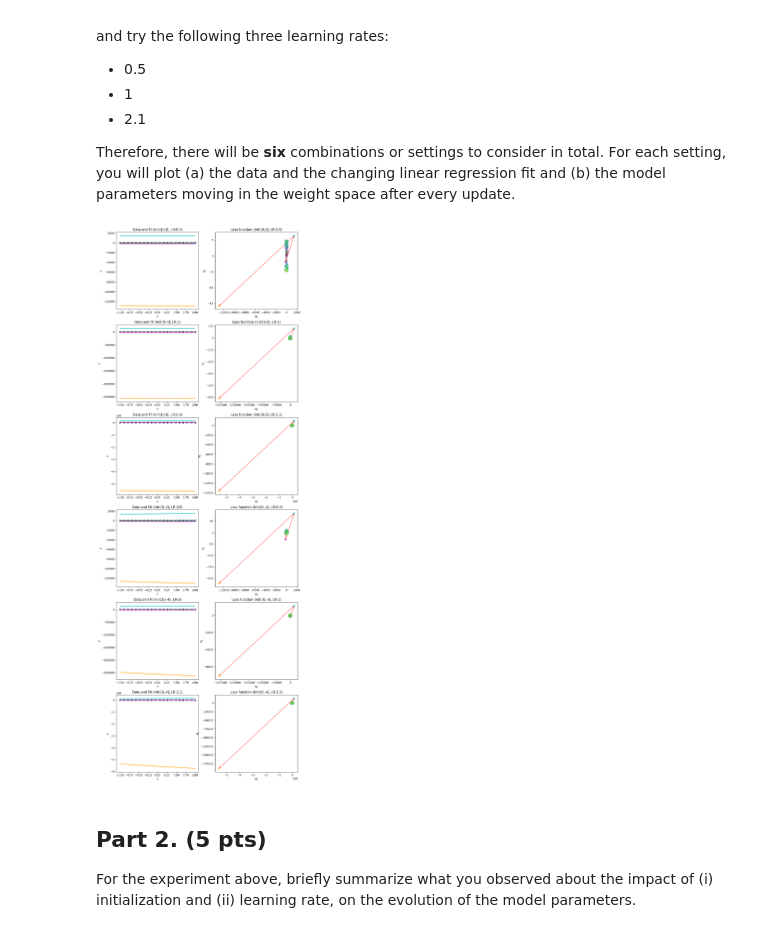
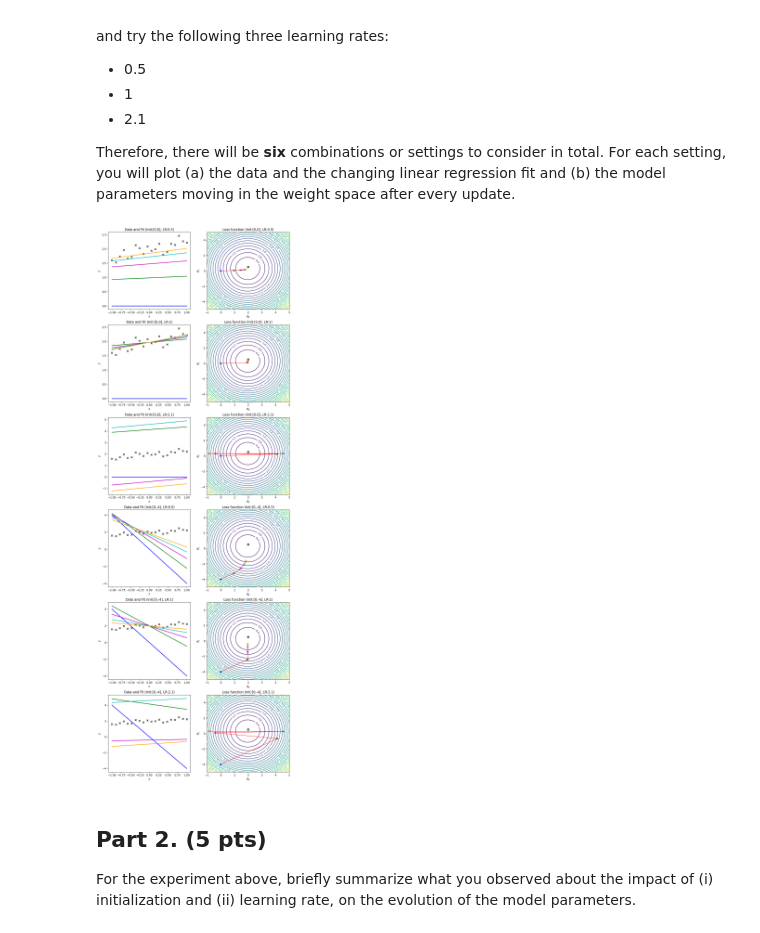
Before and after one commit to saiyam-shah/ml-ass2, a Jupyter notebook: HW_2-2.ipynb, the cells around one changed output. Drawn from its saved outputs; the diff is of its cells as text; code cells hidden in the pictures.

```diff
--- a/HW_2-2.ipynb
+++ b/HW_2-2.ipynb
@@ -464,7 +391,9 @@ class Regression:
 # %%
+# Load the dataset
 data = pd.read_csv('SGD_samples (1).csv')
-X = np.array([data['x1'].values, data['x2'].values]).T
+X = data[['x1', 'x2']].values
 y = data['y'].values
-n_epochs = 15
-learning_rate = [0.0001, 0.001, 0.01, 0.1, 1, 10, 100]
-regularization = [0, 10, 100]
+
+# Define learning rates and regularization constants to test
+learning_rates = [0, 0.0001, 0.001, 0.01, 0.1, 1, 10, 100]
+regularization_constants = [0, 10, 100]
@@ -517,0 +400,18 @@ Learning Rate: 100, Regularization Strength: 100, Lowest MSE: nan
+# %%
+mse_values = []
+
+# Iterate through learning rates and regularization constants
+for learning_rate in learning_rates:
+    for regularization_constant in regularization_constants:
+        # Initialize and fit the regression model
+        model = Regression(learning_rate, regularization_constant, n_epoch=15)
+        model.fit(X, y)
+
+        # Calculate and store the MSE
+        mse = model.lowest_mse
+        mse_values.append((learning_rate, regularization_constant, mse))
+        #print(mse_values)
+
+# Sort the MSE values and select the top two combinations
+for i in range(len(mse_values)):
+    print("Learning Rate:", mse_values[i][0], 'Regularization Strength:' , mse_values[i][1], 'MSE:' , mse_values[i][2])
@@ -517,0 +436,9 @@ Learning Rate: 100, Regularization Strength: 100, Lowest MSE: nan
+# %%
+top_combinations = sorted(mse_values, key=lambda x: x[2])[:2]
+
+# Plot the MSE and coefficient values for the best two combinations
+for i, (lr, reg, mse) in enumerate(top_combinations):
+    model = Regression(lr, reg, n_epoch=15)
+    model.fit(X, y, plot=True)
+    plt.title(f'Top {i+1} Combination - Learning Rate: {lr}, Regularization: {reg}')
+    plt.show()
@@ -610,38 +539,40 @@ for i, init in enumerate(init_list):
             this_theta = np.empty((2,))
             # Update theta
             ### START CODE ### (2 lines of code)
-            this_theta[0] = last_theta[0] - lr * np.sum(-y + (last_theta[0] + last_theta[1] * x))
-            this_theta[1] = last_theta[1] - lr * np.sum((-y + (last_theta[0] + last_theta[1] * x)) * x)
+            grad0 = np.average(-(y - (last_theta[0] + last_theta[1] * x)))
+            grad1 = np.average(-x * (y - (last_theta[0] + last_theta[1] * x)))
+            this_theta[0] = last_theta[0] - lr * grad0
+            this_theta[1] = last_theta[1] - lr * grad1
             ### END CODE ###
             theta.append(this_theta)
             L.append(loss_func(*this_theta))
 
         # Annotate the loss function plot with coloured points indicating the
         # parameters chosen and red arrows indicating the steps down the gradient.
         # Also plot the fit function on the LHS data plot in a matching colour.
         colors = ['b', 'g', 'm', 'c', 'orange']
         ax[row_idx][0].plot(x, model(x, *theta[0]), color=colors[0], lw=2,
                    label=r'$\theta_0 = {:.3f}, \theta_1 = {:.3f}$'.format(*theta[0]))
         for k in range(1,N+1):
             ax[row_idx][1].annotate('', xy=theta[k], xytext=theta[k-1],
                            arrowprops={'arrowstyle': '->', 'color': 'r', 'lw': 1},
                            va='center', ha='center')
             ax[row_idx][0].plot(x, model(x, *theta[k]), color=colors[k], lw=2,
                    label=r'$\theta_0 = {:.3f}, \theta_1 = {:.3f}$'.format(*theta[k]))
         ax[row_idx][1].scatter(*zip(*theta), c=colors, s=40, lw=0)
 
         # Labels and titles.
         ax[row_idx][1].set_xlabel(r'$\theta_0$')
         ax[row_idx][1].set_ylabel(r'$\theta_1$')
         ax[row_idx][1].set_title(f'Loss function (Init:[{init[0]},{init[1]}], LR:{lr})')
         ax[row_idx][0].set_xlabel(r'$x$')
         ax[row_idx][0].set_ylabel(r'$y$')
         ax[row_idx][0].set_title(f'Data and Fit (Init:[{init[0]},{init[1]}], LR:{lr})')
         axbox = ax[row_idx][0].get_position()
 
 plt.show()
 # %% [output]
-[figure, old version]
+[figure, new version]
 # %% [markdown]
 ## Part 2. **(5 pts)** ##
 For the experiment above, briefly summarize what you observed about the impact of (i) initialization and (ii) learning rate, on the evolution of the model parameters.
```
Also changed, not shown: parts of 7 cells of this notebook.
